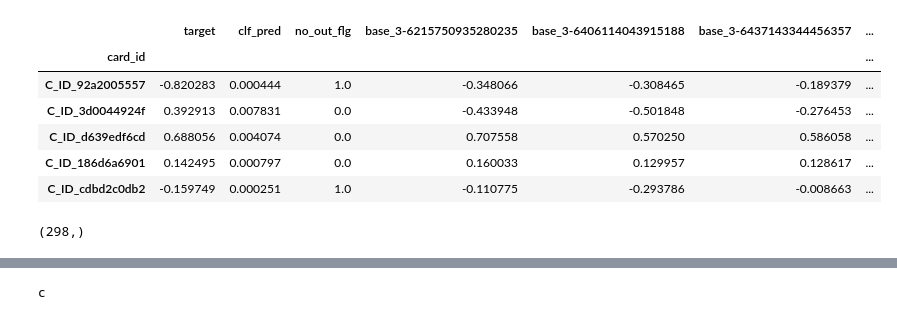
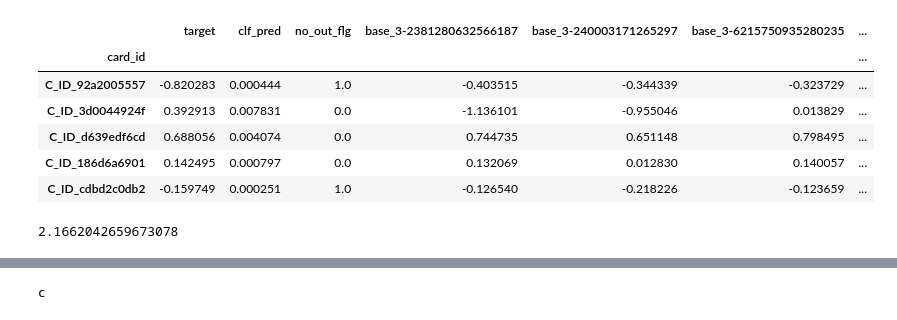
Before and after one commit to Chestnut1999/Elo-Recommendation-23place, a Jupyter notebook: jpy/225_elo_blender_exp.ipynb, the cells around one changed output, grey strips where cells are left out. Drawn from its saved outputs; the diff is of its cells as text; code cells hidden in the pictures.

```diff
--- a/jpy/225_elo_blender_exp.ipynb
+++ b/jpy/225_elo_blender_exp.ipynb
@@ -36,26 +36,29 @@ is_rm_out = [True, False][1]
 #========================================================================
 # Base Model Load
 base = utils.read_df_pkl('../input/base_no_out_clf.gz').set_index(key)
-ens_list = glob.glob('../ensemble/*.gz')
-# ens_list = ['../ensemble/0206_125_stack_lgb_lr0.01_235feats_10seed_70leaves_iter1164_OUT29.8269_CV3-6215750935280235_LB.gz']
+ens_list = glob.glob('../ensemble/lgb_ensemble/*.gz')
+# ens_list = ['../stack/0213_152_stack_ridge_set-all_lgb27_NN0_other0_OUT29.7052_CV3.616445337563796_LB.gz']
 for path in ens_list:
     try:
-        cv = re.search(r'CV([^/.]*)_LB.gz', path).group(1)
+        cv = re.search(r'CV([^/.]*)_LB.gz', path.replace('.', '-')).group(1)
     except AttributeError:
+        print(path)
         cv = re.search(r'CV([^/.]*).gz', path.replace('.', '-')).group(1)
 
-    try:
-        blend = utils.read_df_pkl(path).set_index(key)['pred_mean']
-    except KeyError:
-        blend = utils.read_df_pkl(path).set_index(key)['prediction']
+#     try:
+#         blend = utils.read_df_pkl(path).set_index(key)['pred_mean']
+#     except KeyError:
+#         blend = utils.read_df_pkl(path).set_index(key)['prediction']
+    blend = utils.read_df_pkl(path)[[key, 'prediction']].set_index(key)
     base[f'base_{cv}'] = blend
+    base_cols = [col for col in base.columns if col.count('base_')]
 #========================================================================
 
 #========================================================================
 # Clf Out Model
 if is_clf_out:
     out_list = glob.glob('../clf_min_thres_ensemble/*.gz')
-    out_list = ['../clf_min_thres_ensemble/0212_005_clf_out_lgb_out_partclf_out_row167982_lr0.01_235feats_10seed_57leaves_iter1062_OUT0_CV2-1684031012798815_LB.gz', '../clf_min_thres_ensemble/0211_144_elo_NN_stack_E1_row167982_235feat_const2_lr0.001_batch128_epoch30_CV2.1341374191726357.gz']
+    out_list = ['../stack/0213_151_stack_ridge_set-all_lgb9_NN0_other0_OUT33.1624_CV2.1661770689682887_LB.gz']
     for path in out_list:
         cv = re.search(r'CV([^/.]*).gz', path.replace('.', '-')).group(1)
         try:
@@ -70,7 +73,7 @@ if is_clf_out:
 # No Out Flg Model
 if is_no_out_flg:
     no_out_flg_list = glob.glob('../no_out_flg_ensemble/*.gz')
-    no_out_flg_list = ['../no_out_flg_ensemble/0212_010_no_out_flg_lgb_out_partno_out_flg_row40858_lr0.01_235feats_10seed_57leaves_iter784_OUT0_CV1-4795858837810465_LB.gz']
+    no_out_flg_list = ['../stack/0213_145_stack_ridge_set-rm_out_lgb31_NN0_other0_OUT0_CV1.546157292555354_LB.csv.gz']
 
     for path in no_out_flg_list:
         cv = re.search(r'CV([^/.]*).gz', path.replace('.', '-')).group(1)
@@ -83,51 +86,72 @@ if is_no_out_flg:
 #========================================================================
 
 #========================================================================
 # No Out Model
 if is_rm_out:
-    no_out_list = ['../stack/0211_204_stack_lgb_lr0.01_235feats_10seed_57leaves_iter2187_OUT0_CV1-5498166091482177_LB.gz']
+    rm_out_list = ['../ensemble/rm_outlier_ensemble/0211_204_stack_lgb_lr0.01_235feats_10seed_57leaves_iter2187_OUT0_CV1-5498166091482177_LB.gz']
+    rm_out_list = ['../stack/0213_145_stack_ridge_set-rm_out_lgb31_NN0_other0_OUT0_CV1.546157292555354_LB.csv.gz']
 
-    for path in no_out_list:
+    for path in rm_out_list:
         cv = re.search(r'CV([^/.]*).gz', path.replace('.', '-')).group(1)
         try:
             blend = utils.read_pkl_gzip(path).set_index(key)['pred_mean']
         except KeyError:
             blend = utils.read_pkl_gzip(path).set_index(key)['prediction']
         base[f"rm_out_{cv}"] = blend
+        rm_out_cols = [col for col in base.columns if col.count('rm_out')]
 #========================================================================
 
 
 #========================================================================
 # Classifier
 clf = utils.read_pkl_gzip('../stack/0207_224_outlier_classify_9seed_lgb_binary_CV0-9099420278047783_235features.gz')[[key, 'pred_mean']].set_index(key)
 clf_2 = utils.read_pkl_gzip('../stack/0207_212_outlier_classify_9seed_lgb_binary_CV0-9084737642836664_235features.gz')[[key, 'pred_mean']].set_index(key)
 clf['pred_mean_2'] = clf_2['pred_mean']
 clf['clf_pred'] =  clf['pred_mean'].values*0.9 + clf['pred_mean_2'].values*0.1
 # clf['clf_pred'] =  clf['pred_mean']
 #========================================================================
 
 #========================================================================
 # Indexをそろえる
 base['clf_pred'] = clf['clf_pred']
-base_cols = [col for col in base.columns if col.count('base_3')]
-base_cols = sorted(base_cols)
-# base = base[[target, 'clf_pred', 'no_out_flg'] + base_cols + out_cols + no_out_cols]
-base = base[[target, 'clf_pred', 'no_out_flg'] + base_cols]
+pred_cols = [col for col in base.columns if col.count('-')]
+ignore_list += [col for col in base.columns if col.count('hist') or col.count('new_') or col.count('month')]
+pred_cols = sorted(pred_cols)
+base = base[[target, 'clf_pred', 'no_out_flg'] + pred_cols]
+# base = base[[target, 'clf_pred', 'no_out_flg'] + base_cols]
 base.head()
 #========================================================================
 # %% [output]
-|  | target | clf_pred | no_out_flg | base_3-6215750935280235 | base_3-6406114043915188 | base_3-6437143344456357 | ... |
+|  | target | clf_pred | no_out_flg | base_3-2381280632566187 | base_3-240003171265297 | base_3-6215750935280235 | ... |
 | card_id |  |  |  |  |  |  | ... |
-| C_ID_92a2005557 | -0.820283 | 0.000444 | 1.0 | -0.348066 | -0.308465 | -0.189379 | ... |
-| C_ID_3d0044924f | 0.392913 | 0.007831 | 0.0 | -0.433948 | -0.501848 | -0.276453 | ... |
-| C_ID_d639edf6cd | 0.688056 | 0.004074 | 0.0 | 0.707558 | 0.570250 | 0.586058 | ... |
-| C_ID_186d6a6901 | 0.142495 | 0.000797 | 0.0 | 0.160033 | 0.129957 | 0.128617 | ... |
-| C_ID_cdbd2c0db2 | -0.159749 | 0.000251 | 1.0 | -0.110775 | -0.293786 | -0.008663 | ... |
+| C_ID_92a2005557 | -0.820283 | 0.000444 | 1.0 | -0.403515 | -0.344339 | -0.323729 | ... |
+| C_ID_3d0044924f | 0.392913 | 0.007831 | 0.0 | -1.136101 | -0.955046 | 0.013829 | ... |
+| C_ID_d639edf6cd | 0.688056 | 0.004074 | 0.0 | 0.744735 | 0.651148 | 0.798495 | ... |
+| C_ID_186d6a6901 | 0.142495 | 0.000797 | 0.0 | 0.132069 | 0.012830 | 0.140057 | ... |
+| C_ID_cdbd2c0db2 | -0.159749 | 0.000251 | 1.0 | -0.126540 | -0.218226 | -0.123659 | ... |
-# %%
-tmp = base.loc[base['clf_pred']<0.0072, no_out_cols[0]]
-tmp[tmp.isnull()].shape
-# %% [output]
-(298,)
+# %%
+# Remove Out
+train = base[~base[target].isnull()]
+y_train = train[train[target]>-30][train['clf_pred']<0.01][target].values
+y_pred = train[train[target]>-30][train['clf_pred']<0.01]['clf_out_2-1661770689682887_LB'].values
+
+y_train = train[train[target]>-30][train['clf_pred']<0.01][target].values
+y_pred = train[train[target]>-30][train['clf_pred']<0.01]['rm_out_1-546157292555354_LB-csv'].values
+
+# Clf Out
+y_train = train[train['clf_pred']<0.01][target].values
+y_pred = train[train['clf_pred']<0.01]['clf_out_2-1661770689682887_LB'].values
+
+# y_train = train[train['clf_pred']<0.01][target].values
+# y_pred = train[train['clf_pred']<0.01]['base_3-616445337563796_LB'].values
+
+# y_train = base[base[target]>-30][base['clf_pred']<0.01][target].values
+# y_pred = base[base[target]>-30][base['clf_pred']<0.01]['base_3-616445337563796_LB'].values
+
+score = np.sqrt(mean_squared_error(y_train, y_pred))
+print(score)
+# %% [output]
+2.1662042659673078
 # %%
 #========================================================================
 # Simple Blender
```
Also changed, not shown: parts of 6 cells of this notebook, 5 other files.
